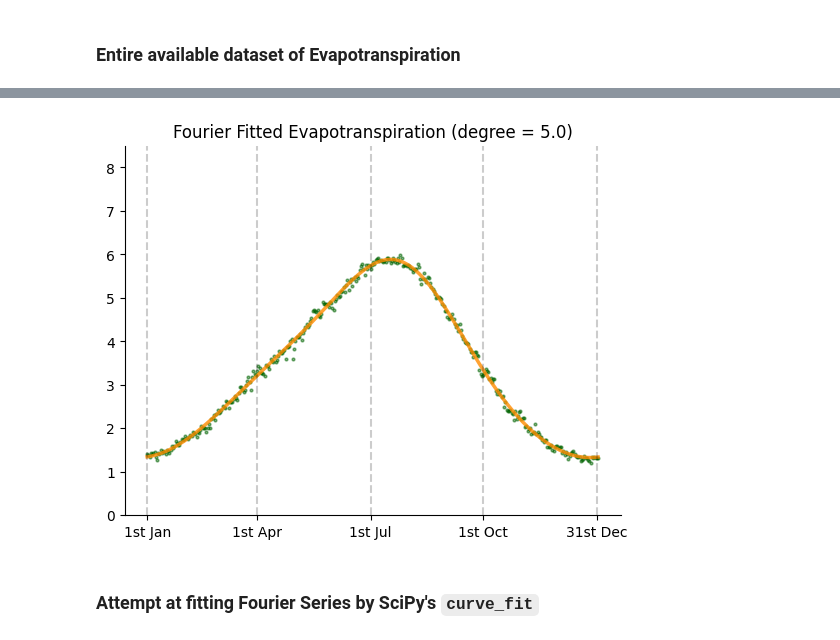
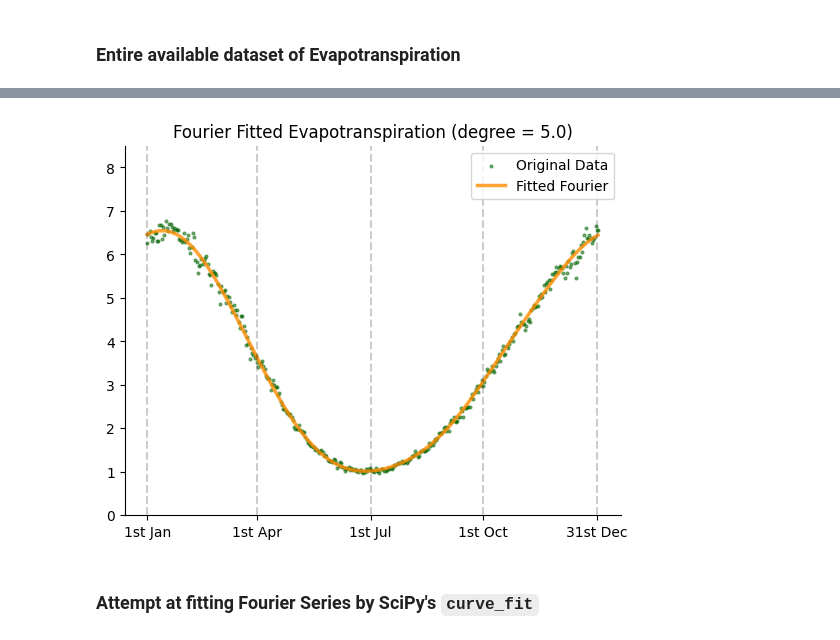
Before and after one commit to TomasMiskov/Smart-Irrigation-Thesis-CodeBase, a Jupyter notebook: Reference_Evapotranspiration_Forecasting.ipynb, the cells around one changed output, grey strips where cells are left out. Drawn from its saved outputs; the diff is of its cells as text; code cells hidden in the pictures.

```diff
--- a/Reference_Evapotranspiration_Forecasting.ipynb
+++ b/Reference_Evapotranspiration_Forecasting.ipynb
@@ -12,8 +12,12 @@ from datetime import datetime
 ### Evapotranspiration data from 1959-01-01 to 2022-01-01
 # %%
 # Mango farm in Spain (Finca Los Pepenos)
-lat = 36.80
-long = -4.19
+# lat = 36.80
+# long = -4.19
+
+# Shepparton, Australia
+lat = -36.38
+long = 145.41
 
 # Daily weather parameters
 daily_params = ["et0_fao_evapotranspiration"]
@@ -191,32 +197,33 @@ def fourier_curve_fit(ser, no_fourier = 3, display_latex = True, series = False)
 # %%
 f_series = fourier_curve_fit(refEtMean.et, no_fourier = 4, display_latex = False, series = True)
 f_series_coeffs = fourier_curve_fit(refEtMean.et, no_fourier = 4, display_latex = False, series = False)
 
 # Initialize figure
 fig, ax = plt.subplots(1, 1)
 
-def plotFourierEt(ax, et, degree):
+def plotFourierEt(ax, et, degree, **args):
     # Ticks
     ticks = [0, 89, 181, 272, 364]
     tick_labels = ["1st Jan", "1st Apr", "1st Jul", "1st Oct", "31st Dec"]
 
     # Plot
-    ax.plot(range(len(et)), et, lw = 2.5, ls = "-", c = 'darkorange', alpha = 0.8)
+    ax.plot(range(len(et)), et, lw = 2.5, ls = "-", c = 'darkorange', alpha = 0.8, **args)
     ax.set_ylim(0, 8.5)
     ax.set_xticks(ticks, labels = tick_labels)
     for i in ticks:
         ax.axvline(i, c = "black", alpha = 0.2, ls = '--')
     ax.spines['top'].set_visible(False)
     ax.spines['right'].set_visible(False)
     ax.set_title(f"Fourier Fitted Evapotranspiration (degree = {degree})")
 
 # Plot Fitted Fourier Series
-ax.scatter(range(len(refEtMean.et)), refEtMean.et, s = 4, c = "darkgreen", alpha = 0.5)
-plotFourierEt(ax, f_series, len(f_series_coeffs)/2)
+ax.scatter(range(len(refEtMean.et)), refEtMean.et, s = 4, c = "darkgreen", alpha = 0.5, label = "Original Data")
+plotFourierEt(ax, f_series, len(f_series_coeffs)/2, label = "Fitted Fourier")
+ax.legend(loc = "upper right")
 
 # Save .csv
 data.to_csv("fourierEt.csv", index = False)
 # %% [output]
-[figure, old version]
+[figure, new version]
 # %% [markdown]
 ### Attempt at fitting Fourier Series by SciPy's `curve_fit`
```
Also changed, not shown: parts of 7 cells of this notebook, 3 other files.
